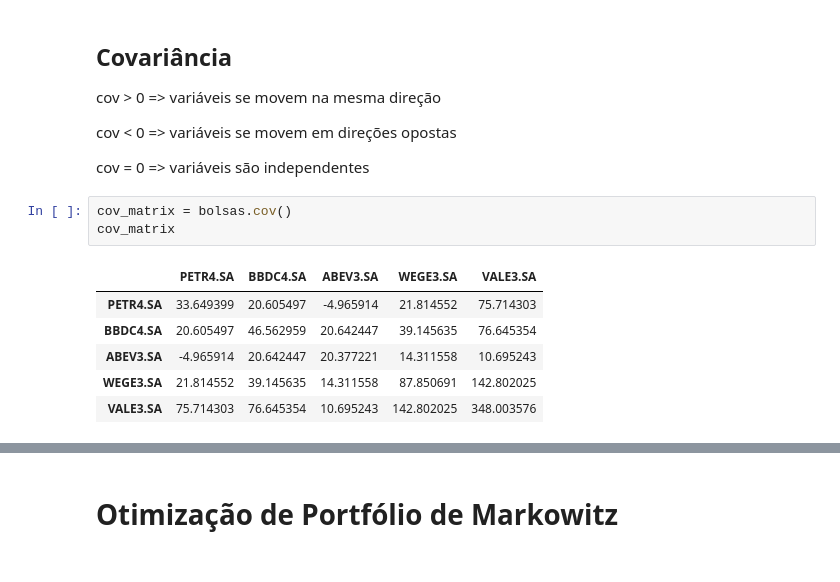
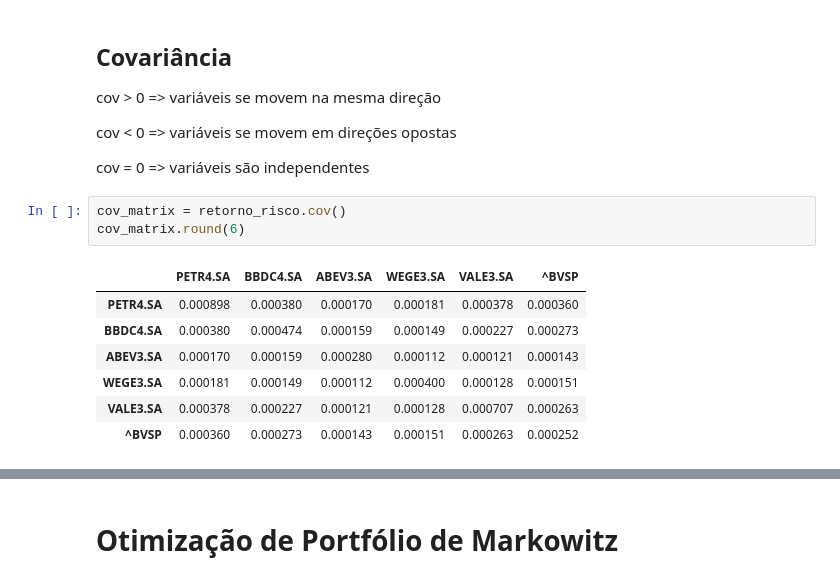
Before and after one commit to TiagoSpiandorello/Analise_de_portfolio_de_acoes, a Jupyter notebook: analise_portfolio.ipynb, the cells around one changed output, grey strips where cells are left out. Cells and saved outputs as stored; diff of their text form.

```diff
--- a/analise_portfolio.ipynb
+++ b/analise_portfolio.ipynb
@@ -355,12 +317,13 @@ cov < 0 => variáveis se movem em direções opostas
 
 cov = 0 => variáveis são independentes
 # %%
-cov_matrix = bolsas.cov()
-cov_matrix
+cov_matrix = retorno_risco.cov()
+cov_matrix.round(6)
 # %% [output]
-|  | PETR4.SA | BBDC4.SA | ABEV3.SA | WEGE3.SA | VALE3.SA |
-| PETR4.SA | 33.649399 | 20.605497 | -4.965914 | 21.814552 | 75.714303 |
-| BBDC4.SA | 20.605497 | 46.562959 | 20.642447 | 39.145635 | 76.645354 |
-| ABEV3.SA | -4.965914 | 20.642447 | 20.377221 | 14.311558 | 10.695243 |
-| WEGE3.SA | 21.814552 | 39.145635 | 14.311558 | 87.850691 | 142.802025 |
-| VALE3.SA | 75.714303 | 76.645354 | 10.695243 | 142.802025 | 348.003576 |
+|  | PETR4.SA | BBDC4.SA | ABEV3.SA | WEGE3.SA | VALE3.SA | ^BVSP |
+| PETR4.SA | 0.000898 | 0.000380 | 0.000170 | 0.000181 | 0.000378 | 0.000360 |
+| BBDC4.SA | 0.000380 | 0.000474 | 0.000159 | 0.000149 | 0.000227 | 0.000273 |
+| ABEV3.SA | 0.000170 | 0.000159 | 0.000280 | 0.000112 | 0.000121 | 0.000143 |
+| WEGE3.SA | 0.000181 | 0.000149 | 0.000112 | 0.000400 | 0.000128 | 0.000151 |
+| VALE3.SA | 0.000378 | 0.000227 | 0.000121 | 0.000128 | 0.000707 | 0.000263 |
+| ^BVSP | 0.000360 | 0.000273 | 0.000143 | 0.000151 | 0.000263 | 0.000252 |
```
Also changed, not shown: parts of 76 cells of this notebook.
